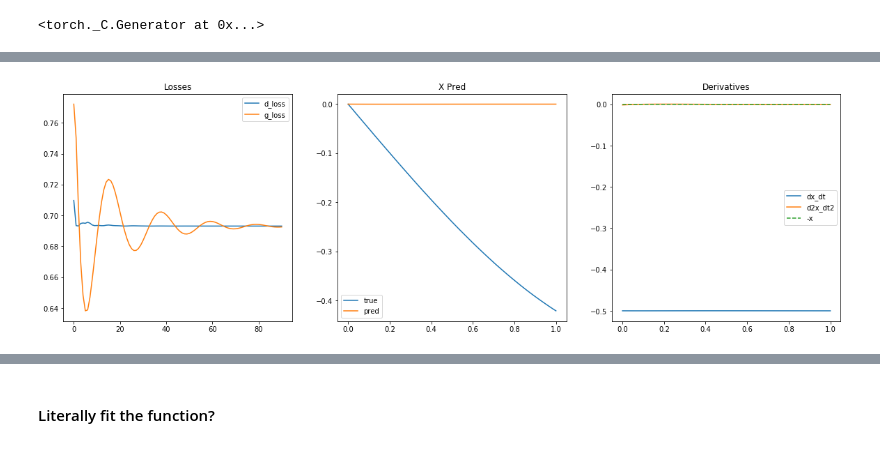
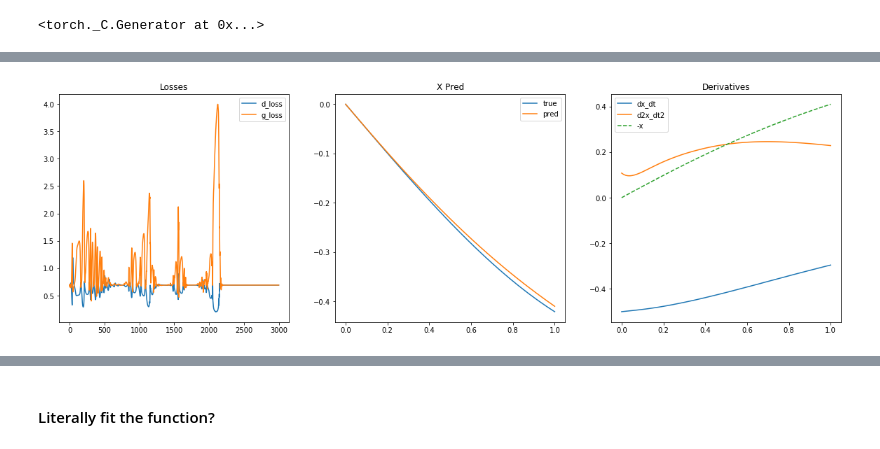
Before and after one commit to dylanrandle/denn, a Jupyter notebook: GAN.ipynb, the cells around one changed output, grey strips where cells are left out. Cells and saved outputs as stored; diff of their text form; code cells hidden in the pictures.

```diff
--- a/GAN.ipynb
+++ b/GAN.ipynb
@@ -595,7 +595,7 @@ def realtime_vis(g_loss, d_loss, t, preds, analytic_fn, dx_dt, d2x_dt2):
     ax[0].set_title('Losses')
 
     ax[1].plot(t, analytic_fn(t), label='true')
-    ax[1].plot(t, preds, label='pred')
+    ax[1].plot(t, preds, '--', label='pred')
     ax[1].legend()
     ax[1].set_title('X Pred')
 
@@ -607,22 +607,16 @@ def realtime_vis(g_loss, d_loss, t, preds, analytic_fn, dx_dt, d2x_dt2):
 
     plt.show()
 
-def compute_first_derivative(x, t, dx_dt0=None):
+def compute_first_derivative(x, t):
     dx_dt, = autograd.grad(x, t,
                            grad_outputs=x.data.new(x.shape).fill_(1),
                            create_graph=True)
-    if dx_dt0 is not None:
-        # apply dx_dt initial condition
-        dx_dt = dx_dt0 + (1 - torch.exp(-t)) * dx_dt
     return dx_dt
 
-def compute_second_derivative(dx_dt, t, d2x_dt2_0=None):
+def compute_second_derivative(dx_dt, t):
     d2x_dt2, = autograd.grad(dx_dt, t,
                              grad_outputs=dx_dt.data.new(dx_dt.shape).fill_(1),
                              create_graph=True)
-    if d2x_dt2_0 is not None:
-        # apply dx2_dt2 initional condition
-        d2x_dt2 = d2x_dt2_0 + (1 - torch.exp(-t)) * d2x_dt2
     return d2x_dt2
 # %%
 from copy import deepcopy
@@ -925,26 +1005,26 @@ torch.manual_seed(123)
 # %%
 %%time
-G,D,G_loss,D_loss = train_GAN_SHO(500,
-                              g_hidden_units=40,
+G,D,G_loss,D_loss = train_GAN_SHO(3000,
+                              g_hidden_units=40, ## Bigger G
                               g_hidden_layers=2,
                               d_hidden_units=20,
                               d_hidden_layers=2,
-                              d_lr=0.005,
-                              g_lr=0.005,
+                              d_lr=0.001,
+                              g_lr=0.001,
                               t_low=0,
                               t_high=1,
                               logging=False,
-                              G_iters=10,
-                              D_iters=1,
+                              G_iters=1,
+                              D_iters=4,
                               n=100,
                               clip=.1,
                               max_while=10,
-                              x0=0,
+                              x0=0.,
                               dx_dt0=-.5,
                               realtime_plot=True,
                               activation=nn.Tanh(),
                               wgan=False,
                               soft_labels=False,
                               real_data=False)
 # %% [output]
-[figure, old version]
+[figure, new version]
```
Also changed, not shown: parts of 12 cells of this notebook.
